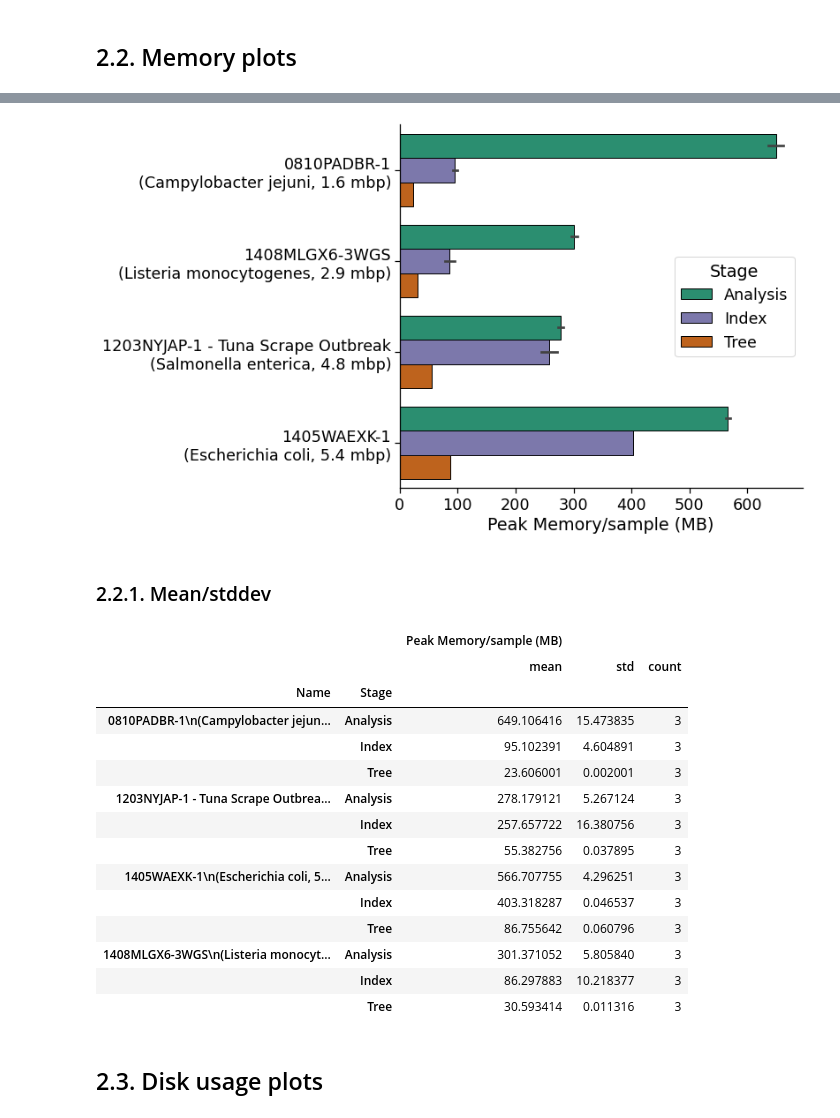
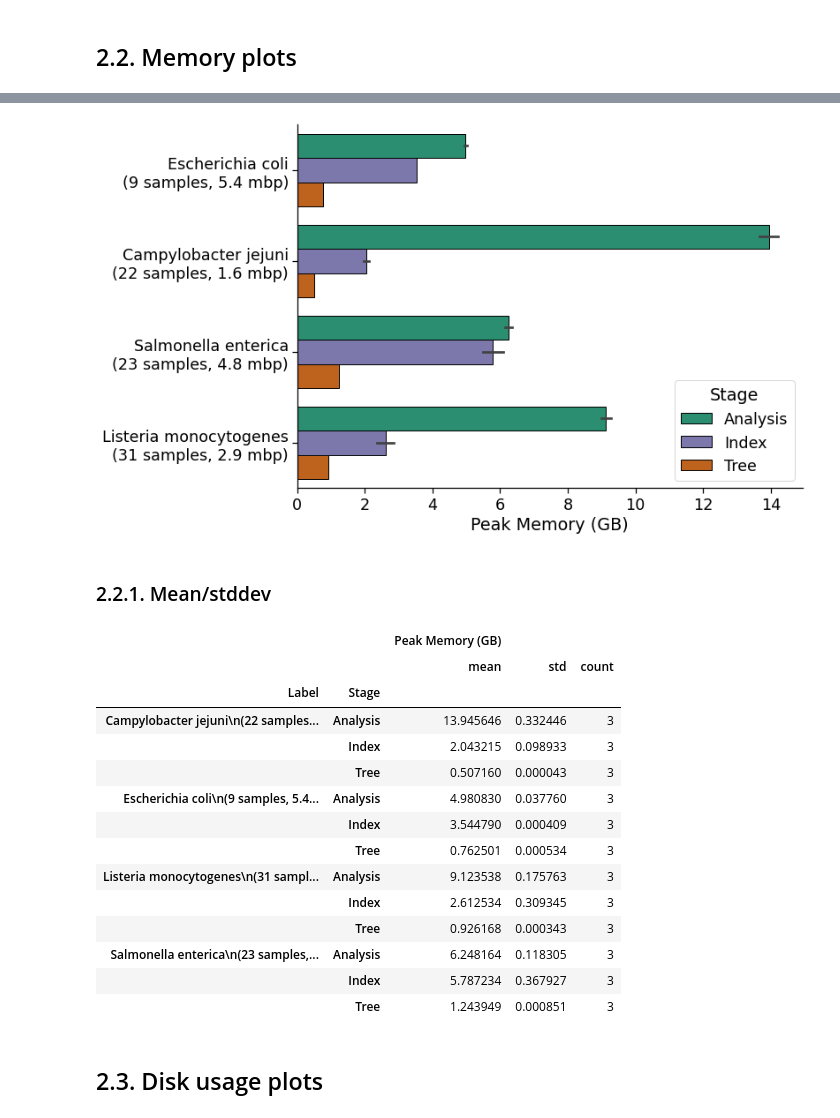
Before and after one commit to apetkau/genomics-data-index-evaluation-manuscript, a Jupyter notebook: evaluations/reads/4-analysis-runtime.ipynb, the cells around one changed output, grey strips where cells are left out. Cells and saved outputs as stored; diff of their text form; code cells hidden in the pictures.

Commit message:
Changed around some of the figures

```diff
--- a/evaluations/reads/4-analysis-runtime.ipynb
+++ b/evaluations/reads/4-analysis-runtime.ipynb
@@ -98,7 +98,8 @@ def melt_runtimes(df: pd.DataFrame, id_vars: str) -> pd.DataFrame:
     df['Time/sample (seconds)'] = df['Time (seconds)'] / df['Number samples']
     df['Reference length (Mbp)'] = df['Reference length'] / 10**6
 
-    df['Name'] = df['Name'] + "\n(" + df['Organism'] + ', ' + df['Reference length (Mbp)'].apply(lambda x: f'{x:0.1f}') + ' mbp)'
+    df['Label'] = df['Organism'] + "\n(" + df['Number samples'].astype('str') + " samples, " + \
+                 df['Reference length (Mbp)'].apply(lambda x: f'{x:0.1f}') + ' mbp)'
 
     return df
 
@@ -126,8 +127,8 @@ index_info_runtime_df
 # %%
 with sns.plotting_context("notebook", font_scale=1.6):
-    cat_order = index_info_runtime_df.groupby('Name').agg('first').sort_values('Reference length').index.tolist()
+    cat_order = index_info_runtime_df.groupby('Label').agg('first').sort_values('Number samples').index.tolist()
 
-    g = sns.catplot(y='Name', x='Time/sample (seconds)', hue="Stage", ci="sd", kind="bar",
+    g = sns.catplot(y='Label', x='Time/sample (seconds)', hue="Stage", ci="sd", kind="bar",
                     data=index_info_runtime_df, edgecolor='black',
                     height=7, aspect=1.7, linewidth=1,
                     legend_out=False,
@@ -172,15 +173,16 @@ def melt_memory(df: pd.DataFrame, id_vars: str) -> pd.DataFrame:
 
     df = pd.melt(df, id_vars=id_vars,
             value_vars=value_vars)
-    df['value'] = df['value'].apply(lambda x: x/(1024**2))
-    df = df.rename({'variable': 'Stage', 'value': 'Peak Memory (MB)'}, axis='columns')
+    df['value'] = df['value'].apply(lambda x: x/(1024**3))
+    df = df.rename({'variable': 'Stage', 'value': 'Peak Memory (GB)'}, axis='columns')
     df['Stage'] = df['Stage'].str.replace(' memory (max)', '', regex=False)
 
-    df['Peak Memory/sample (MB)'] = df['Peak Memory (MB)'] / df['Number samples']
+    df['Peak Memory/sample (GB)'] = df['Peak Memory (GB)'] / df['Number samples']
 
     df['Reference length (Mbp)'] = df['Reference length'] / 10**6
 
-    df['Name'] = df['Name'] + "\n(" + df['Organism'] + ', ' + df['Reference length (Mbp)'].apply(lambda x: f'{x:0.1f}') + ' mbp)'
+    df['Label'] = df['Organism'] + "\n(" + df['Number samples'].astype('str') + " samples, " + \
+             df['Reference length (Mbp)'].apply(lambda x: f'{x:0.1f}') + ' mbp)'
 
     return df
 
@@ -208,39 +210,39 @@ index_info_memory_df
 # %%
 with sns.plotting_context("notebook", font_scale=1.6):
-    cat_order = index_info_memory_df.groupby('Name').agg('first').sort_values('Reference length').index.tolist()
+    cat_order = index_info_memory_df.groupby('Label').agg('first').sort_values('Number samples').index.tolist()
 
-    g = sns.catplot(y='Name', x='Peak Memory/sample (MB)', hue="Stage", ci="sd", kind="bar",
+    g = sns.catplot(y='Label', x='Peak Memory (GB)', hue="Stage", ci="sd", kind="bar",
                     data=index_info_memory_df, edgecolor='black',
                     height=7, aspect=1.7, linewidth=1,
                     legend_out=False,
                     order=cat_order,
                     palette=stages_palette)
     g.set(ylabel=None)
 
     plt.savefig('figures/index-memory.pdf')
 # %% [output]
-[figure, old version]
+[figure, new version]
 # %% [markdown]
 ### 2.2.1. Mean/stddev
 # %%
-index_info_memory_df[['Name', 'Stage', 'Peak Memory/sample (MB)']]\
- .groupby(['Name', 'Stage']).agg(['mean', 'std', 'count'])
+index_info_memory_df[['Label', 'Stage', 'Peak Memory (GB)']]\
+ .groupby(['Label', 'Stage']).agg(['mean', 'std', 'count'])
 # %% [output]
-|  |  | Peak Memory/sample (MB) |  |  |
+|  |  | Peak Memory (GB) |  |  |
 |  |  | mean | std | count |
-| Name | Stage |  |  |  |
-| 0810PADBR-1\n(Campylobacter jejun... | Analysis | 649.106416 | 15.473835 | 3 |
-|  | Index | 95.102391 | 4.604891 | 3 |
-|  | Tree | 23.606001 | 0.002001 | 3 |
-| 1203NYJAP-1 - Tuna Scrape Outbrea... | Analysis | 278.179121 | 5.267124 | 3 |
-|  | Index | 257.657722 | 16.380756 | 3 |
-|  | Tree | 55.382756 | 0.037895 | 3 |
-| 1405WAEXK-1\n(Escherichia coli, 5... | Analysis | 566.707755 | 4.296251 | 3 |
-|  | Index | 403.318287 | 0.046537 | 3 |
-|  | Tree | 86.755642 | 0.060796 | 3 |
-| 1408MLGX6-3WGS\n(Listeria monocyt... | Analysis | 301.371052 | 5.805840 | 3 |
-|  | Index | 86.297883 | 10.218377 | 3 |
-|  | Tree | 30.593414 | 0.011316 | 3 |
+| Label | Stage |  |  |  |
+| Campylobacter jejuni\n(22 samples... | Analysis | 13.945646 | 0.332446 | 3 |
+|  | Index | 2.043215 | 0.098933 | 3 |
+|  | Tree | 0.507160 | 0.000043 | 3 |
+| Escherichia coli\n(9 samples, 5.4... | Analysis | 4.980830 | 0.037760 | 3 |
+|  | Index | 3.544790 | 0.000409 | 3 |
+|  | Tree | 0.762501 | 0.000534 | 3 |
+| Listeria monocytogenes\n(31 sampl... | Analysis | 9.123538 | 0.175763 | 3 |
+|  | Index | 2.612534 | 0.309345 | 3 |
+|  | Tree | 0.926168 | 0.000343 | 3 |
+| Salmonella enterica\n(23 samples,... | Analysis | 6.248164 | 0.118305 | 3 |
+|  | Index | 5.787234 | 0.367927 | 3 |
+|  | Tree | 1.243949 | 0.000851 | 3 |
 # %% [markdown]
 ## 2.3. Disk usage plots
 # %%
```
Also changed, not shown: parts of 7 cells of this notebook.
